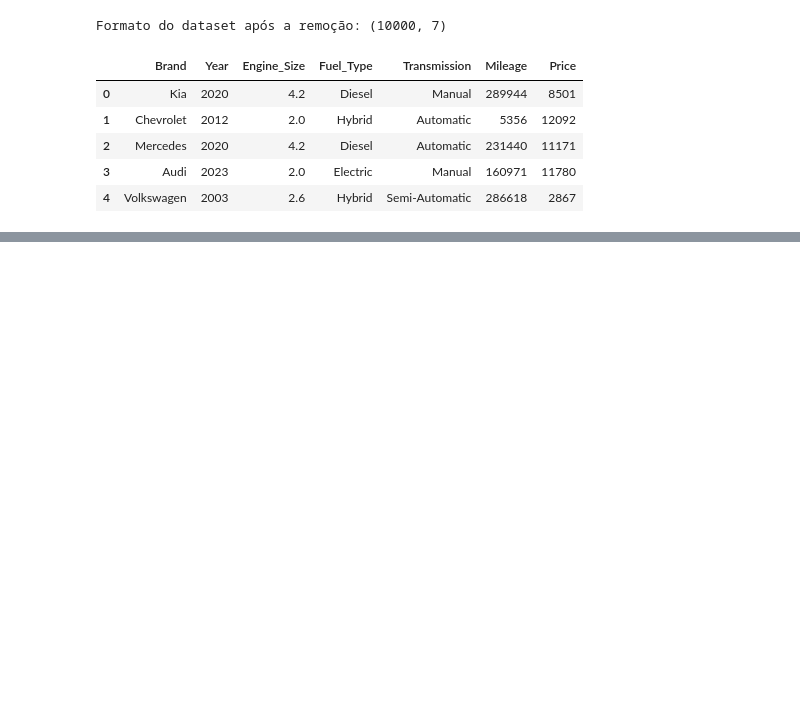
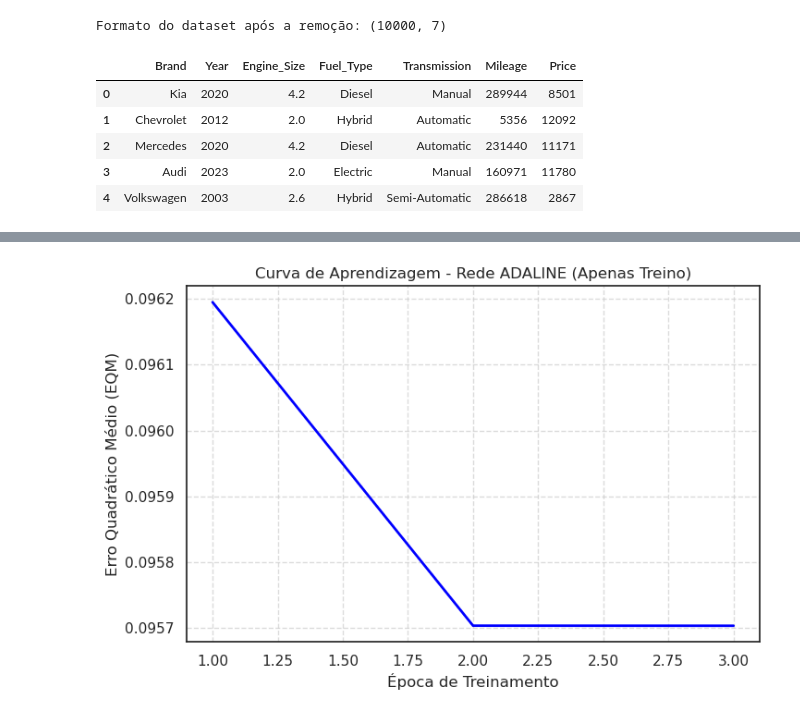
Before and after one commit to DanielMeloN/Prova_3i.a, a Jupyter notebook: prova3 i.a/car_price_analysis_novo.ipynb, the cells around one changed output, grey strips where cells are left out. Drawn from its saved outputs; the diff is of its cells as text; code cells hidden in the pictures; blank space fills up the shorter version.

Commit message:
feat: salvar imagens geradas no notebook principal e atualizar comparacoes

```diff
--- a/prova3 i.a/car_price_analysis_novo.ipynb
+++ b/prova3 i.a/car_price_analysis_novo.ipynb
@@ -4,6 +4,9 @@ import pandas as pd
 # Apresentando o dataset
 df = pd.read_csv('car_price_dataset.csv')
 display(df)
+
+# Inicializar a lista global de resultados dos modelos
+resultados_gerais = []
 # %% [output]
 |  | Brand | Model | Year | Engine_Size | Fuel_Type | Transmission | Mileage | Doors | Owner_Count | ... |
 | 0 | Kia | Rio | 2020 | 4.2 | Diesel | Manual | 289944 | 3 | 5 | ... |
@@ -223,53 +222,53 @@ Formato do dataset após a remoção: (10000, 7)
 # %%
 # ==================================================================
 # PREDIÇÃO DE PREÇO UTILIZANDO REDE NEURAL ADALINE (REGRA DELTA)
-# Parâmetros extraídos do documento Adaline.docx:
+# Parâmetros:
 # - x0 = -1 (bias)
 # - Inicialização de pesos aleatória (0 a 1)
-# - Taxa de aprendizado = 0.0025
+# - Taxa de aprendizado = 0.005
 # - Precisão = 10^-6
 # - Conjunto: 800 treino / 200 teste
 # ==================================================================
 import numpy as np
 import matplotlib.pyplot as plt
 import pandas as pd
+import time
 
 # 1. Preparação dos dados
-# Removendo as variáveis que tinham correlação zero com Price
-features = [c for c in df_limpo.columns if c not in ['Price', 'Doors', 'Owner_Count', 'Model']]
-X_df = df_limpo[features].copy()
+df = pd.read_csv('car_price_dataset.csv')
+fuel_mapping = {'Petrol': 0, 'Diesel': 1, 'Electric': 2, 'Hybrid': 3}
+df['Fuel_Type'] = df['Fuel_Type'].map(fuel_mapping)
 
-# Transformar variáveis categóricas em numéricas para a rede neural
-for col in X_df.select_dtypes(include=['object']).columns:
-    X_df[col] = X_df[col].astype('category').cat.codes
+features = ['Year', 'Engine_Size', 'Fuel_Type', 'Mileage', 'Owner_Count', 'Doors']
+X = df[features].values[:1000]
+y = df['Price'].values[:1000].reshape(-1, 1)
 
-# Normalização de X (Min-Max) para a rede Adaline convergir
-X_norm = (X_df - X_df.min()) / (X_df.max() - X_df.min())
-X_arr = X_norm.values
+# Normalização Z-Score
+medias = np.mean(X, axis=0)
+desvios = np.std(X, axis=0)
+desvios[desvios == 0] = 1e-8
+X_norm = (X - medias) / desvios
 
-# Normalização do Y (Preço)
-y_arr = df_limpo['Price'].values
-preco_min = y_arr.min()
-preco_max = y_arr.max()
-y_norm = (y_arr - preco_min) / (preco_max - preco_min)
+media_y = np.mean(y)
+desvio_y = np.std(y)
+y_norm = (y - media_y) / desvio_y
 
 # Inserindo o termo de bias x0 = -1 na matriz de entrada X
-X_bias = np.c_[np.full(X_arr.shape[0], -1), X_arr]
+X_bias = np.c_[np.full(X_norm.shape[0], -1), X_norm]
 
 # Divisão de Treino (800) e Teste (200)
 X_treino = X_bias[:800]
 y_treino = y_norm[:800]
-
 X_teste = X_bias[800:1000]
 y_teste = y_norm[800:1000]
-y_teste_reais = y_arr[800:1000]
+y_teste_reais = y[800:1000]
 
-# 2. Parâmetros da Rede ADALINE
-taxa_aprendizado = 0.0025
+# Parâmetros
+taxa_aprendizado = 0.005
 precisao = 1e-6
 max_epocas = 1500
 
-# Inicializando pesos aleatórios entre 0 e 1
+start_time = time.time()
 np.random.seed(42)
 w = np.random.rand(X_treino.shape[1])
 
@@ -277,31 +276,27 @@ erros_epocas = []
 epoca = 0
 eqm_anterior = float('inf')
 
-# 3. Treinamento da Rede ADALINE com Regra Delta (Apenas nos 800 primeiros)
 while epoca < max_epocas:
     for i in range(len(X_treino)):
         u = np.dot(w, X_treino[i])
-        erro = y_treino[i] - u
-
-        # Atualização dos pesos (w = w + taxa * erro * x)
+        erro = y_treino[i][0] - u
         w = w + taxa_aprendizado * erro * X_treino[i]
 
-    # Cálculo do EQM ao final da época
     u_todos = np.dot(X_treino, w)
-    erros_amostras = y_treino - u_todos
+    erros_amostras = y_treino.flatten() - u_todos
     eqm_atual = np.mean(erros_amostras**2)
     erros_epocas.append(eqm_atual)
 
     if abs(eqm_anterior - eqm_atual) < precisao:
         break
-
     eqm_anterior = eqm_atual
     epoca += 1
+
+tempo_treino = time.time() - start_time
 
 print(f"Treinamento concluído em {epoca} épocas!")
 print(f"EQM Final no Treino: {eqm_atual:.6f}\n")
 
-# 4. Gráfico do EQM em função da Época
 plt.figure(figsize=(8, 5))
 plt.plot(range(1, len(erros_epocas) + 1), erros_epocas, color='blue', linewidth=2)
 plt.title('Curva de Aprendizagem - Rede ADALINE (Apenas Treino)')
@@ -310,22 +305,38 @@ plt.ylabel('Erro Quadrático Médio (EQM)')
 plt.grid(True, linestyle='--', alpha=0.7)
 plt.show()
 
-# 5. Avaliação no conjunto de Teste (200 registros)
 predicoes_teste_norm = np.dot(X_teste, w)
-predicoes_teste_reais = predicoes_teste_norm * (preco_max - preco_min) + preco_min
+predicoes_teste_reais = predicoes_teste_norm * desvio_y + media_y
 
-# Calculando EQM no Teste
-erros_teste_norm = y_teste - predicoes_teste_norm
+erros_teste_norm = y_teste.flatten() - predicoes_teste_norm
 eqm_teste = np.mean(erros_teste_norm**2)
 print(f"EQM no conjunto de Teste (Normalizado): {eqm_teste:.6f}\n")
 
-# Mostrando algumas predições do Teste em Reais
 resultados_teste = pd.DataFrame({
-    'Preço Real': y_teste_reais[:10],
+    'Preço Real': y_teste_reais.flatten()[:10],
     'Preço Predito (Adaline)': predicoes_teste_reais[:10].round(2),
-    'Diferença': (y_teste_reais[:10] - predicoes_teste_reais[:10]).round(2)
+    'Diferença': (y_teste_reais.flatten()[:10] - predicoes_teste_reais[:10]).round(2)
 })
-
 print("--- Primeiras 10 predições no conjunto de TESTE (Linhas 800 a 810) ---")
 display(resultados_teste)
+
+if 'resultados_gerais' not in globals():
+    resultados_gerais = []
+
+erros_reais = y_teste_reais.flatten() - predicoes_teste_reais
+eqm_teste_real = np.mean(erros_reais**2)
+mape = np.mean(np.abs(erros_reais / y_teste_reais.flatten()))
+acuracia = np.mean(np.abs(erros_reais / y_teste_reais.flatten()) <= 0.10) * 100
+precisao_metrica = max(0.0, (1.0 - mape) * 100)
+
+resultados_gerais.append({
+    'Modelo': 'Adaline',
+    'Acurácia (%)': float(acuracia),
+    'Precisão (%)': float(precisao_metrica),
+    'EQM (Real)': float(eqm_teste_real),
+    'Tempo de Treino (s)': float(tempo_treino),
+    'Épocas': int(epoca),
+    'Camadas Ocultas': '0 camadas',
+    'Neurônios (Ocultos)': 'Sem neurônios ocultos'
+})
 # %% [output]
@@ -333,0 +345 @@ See https://pandas.pydata.org/docs/user_guide/migration-3-strings.html#string-mi
+[figure, new version]
```
Also changed, not shown: parts of 17 cells of this notebook, 29 other files.
